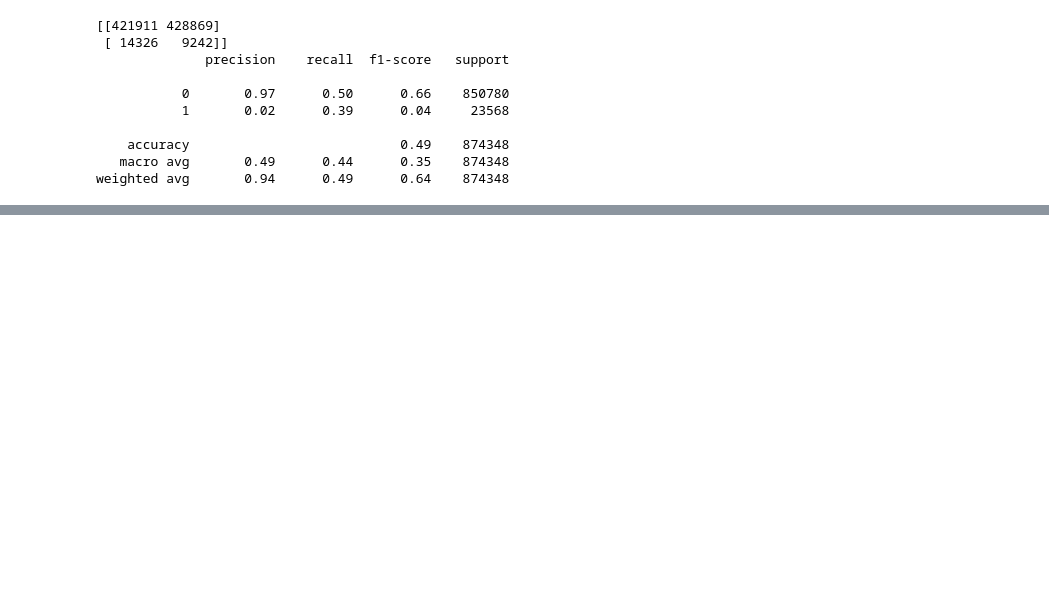
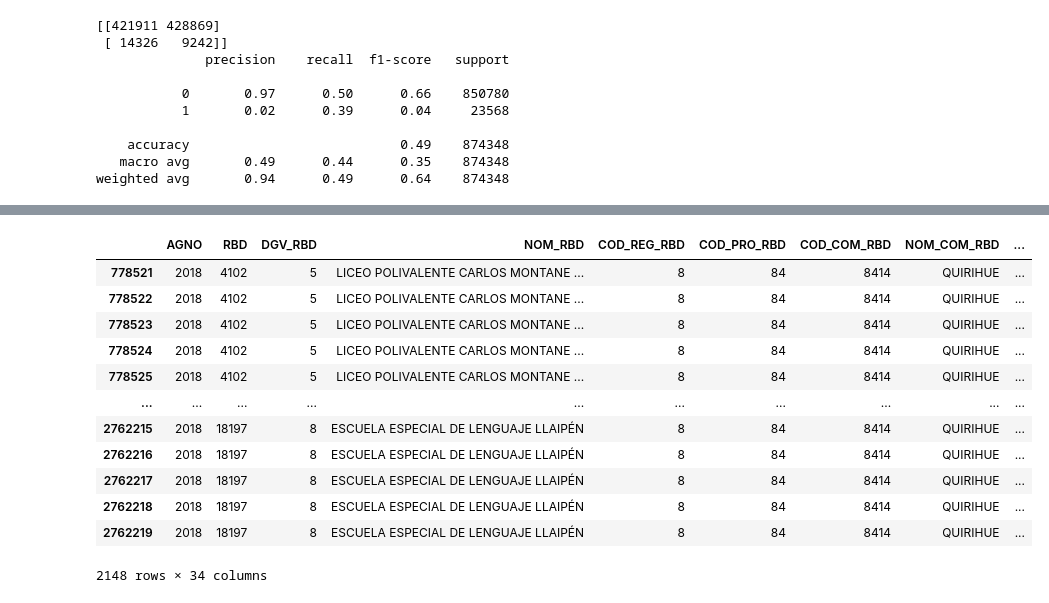
Before and after one commit to davidlealo/desercion-escolar, a Jupyter notebook: test_rf_bases.ipynb, the cells around one changed output, grey strips where cells are left out. Drawn from its saved outputs; the diff is of its cells as text; code cells hidden in the pictures; blank space fills up the shorter version.

```diff
--- a/test_rf_bases.ipynb
+++ b/test_rf_bases.ipynb
@@ -815,0 +983,20 @@ print(classification_report(y_test, mlp_pred))
+# %%
+# importar matricula 2018
+matricula2018 = pd.read_csv('data/matriculas/2018/m2018.csv', sep=';')
+# %%
+comuna = matricula2018[matricula2018['COD_COM_RBD'] == 8414]
+comuna
+# %% [output]
+|  | AGNO | RBD | DGV_RBD | NOM_RBD | COD_REG_RBD | COD_PRO_RBD | COD_COM_RBD | NOM_COM_RBD | ... |
+| 778521 | 2018 | 4102 | 5 | LICEO POLIVALENTE CARLOS MONTANE ... | 8 | 84 | 8414 | QUIRIHUE | ... |
+| 778522 | 2018 | 4102 | 5 | LICEO POLIVALENTE CARLOS MONTANE ... | 8 | 84 | 8414 | QUIRIHUE | ... |
+| 778523 | 2018 | 4102 | 5 | LICEO POLIVALENTE CARLOS MONTANE ... | 8 | 84 | 8414 | QUIRIHUE | ... |
+| 778524 | 2018 | 4102 | 5 | LICEO POLIVALENTE CARLOS MONTANE ... | 8 | 84 | 8414 | QUIRIHUE | ... |
+| 778525 | 2018 | 4102 | 5 | LICEO POLIVALENTE CARLOS MONTANE ... | 8 | 84 | 8414 | QUIRIHUE | ... |
+| ... | ... | ... | ... | ... | ... | ... | ... | ... | ... |
+| 2762215 | 2018 | 18197 | 8 | ESCUELA ESPECIAL DE LENGUAJE LLAIPÉN | 8 | 84 | 8414 | QUIRIHUE | ... |
+| 2762216 | 2018 | 18197 | 8 | ESCUELA ESPECIAL DE LENGUAJE LLAIPÉN | 8 | 84 | 8414 | QUIRIHUE | ... |
+| 2762217 | 2018 | 18197 | 8 | ESCUELA ESPECIAL DE LENGUAJE LLAIPÉN | 8 | 84 | 8414 | QUIRIHUE | ... |
+| 2762218 | 2018 | 18197 | 8 | ESCUELA ESPECIAL DE LENGUAJE LLAIPÉN | 8 | 84 | 8414 | QUIRIHUE | ... |
+| 2762219 | 2018 | 18197 | 8 | ESCUELA ESPECIAL DE LENGUAJE LLAIPÉN | 8 | 84 | 8414 | QUIRIHUE | ... |
+2148 rows × 34 columns
```
Also changed, not shown: parts of 8 cells of this notebook.
